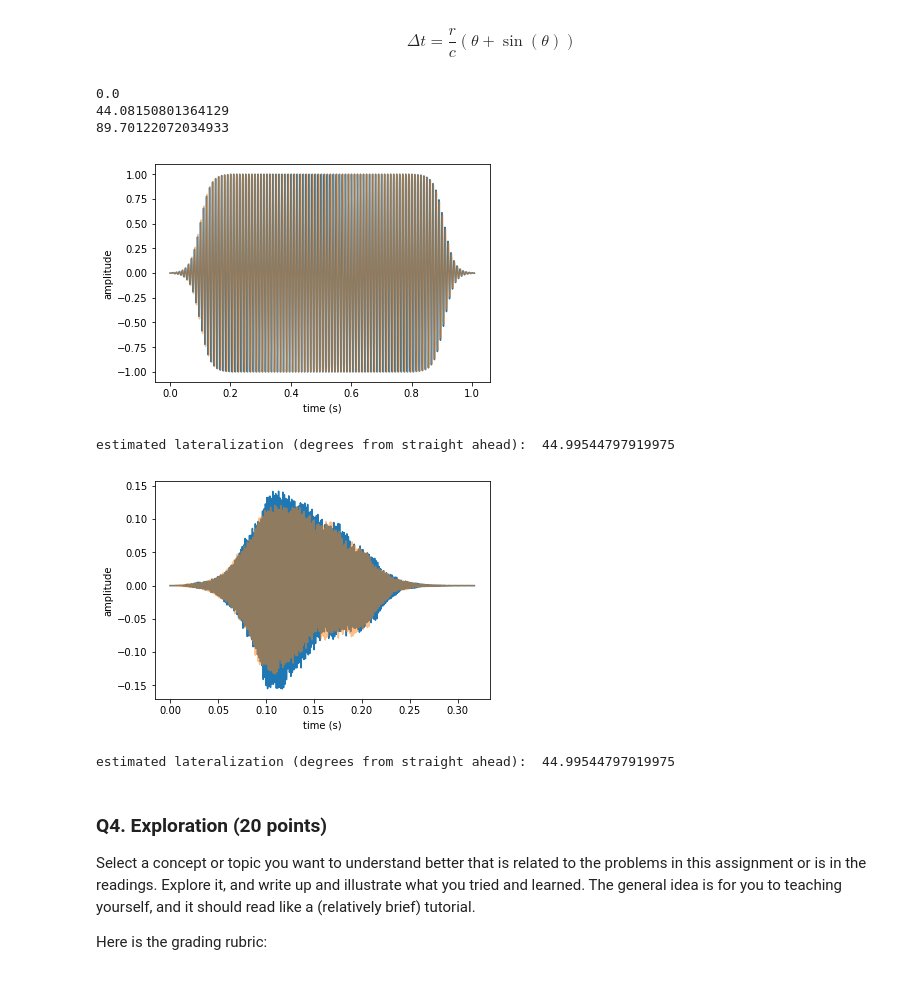
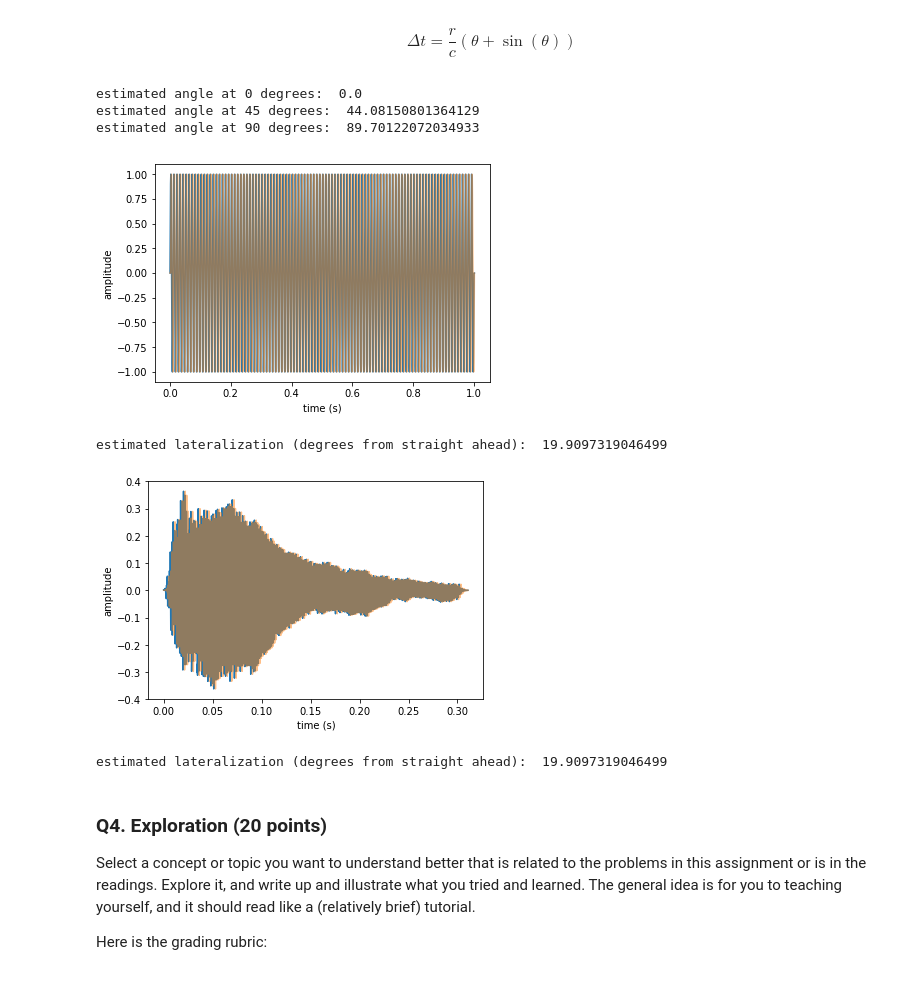
Before and after one commit to brennanmcfarland/computational-perception-class, a Jupyter notebook: CP-A3-bfm21.ipynb, the cells around one changed output. Drawn from its saved outputs; the diff is of its cells as text; code cells hidden in the pictures.

Commit message:
code should all be good now, clarified corr q from in class, just needs explanation now (and maybe new test sound?)

```diff
--- a/CP-A3-bfm21.ipynb
+++ b/CP-A3-bfm21.ipynb
@@ -333,14 +333,26 @@ play_sound(stereo_sound, srate, channels=2)
 # %% [markdown]
 3.3 (10 points) Write a function to estiamte the ITD, $\Delta t$, from a binaural sound as input.  Illustrate with examples.
 # %%
-# we can just estimate the itd from the difference in initial silence between the two channels
-# TODO: ask if this is an ok assumption to make
-def stereo_to_itd(stereo, srate):
+# we can check our estimate of the itd from the difference in initial silence between the two channels, as well as from
+# knowing what the original itd was
+def itd_sanity_check(stereo, srate):
     channel_1, channel_2 = stereo[:, 0], stereo[:, 1]
     channel_1_delay = channel_1.shape[0] - np.trim_zeros(channel_1, trim='f').shape[0]
     channel_2_delay = channel_2.shape[0] - np.trim_zeros(channel_2, trim='f').shape[0]
     sample_itd = abs(channel_1_delay - channel_2_delay)
     return sample_itd / srate
+# %%
+# helper function to get correlation
+def corr(channel_1, channel_2, t):
+    channel_2_tmp = channel_2[t:] # equivalent to channel_2[k+t]
+    channel_1_tmp = channel_1[:len(channel_2_tmp)] # equivalent to len(channel_1) - t
+    summands = channel_1_tmp*channel_2_tmp
+    # normalization is unnecessary as we only care about the max value
+    return np.sum(summands)
+
+
+def stereo_to_itd(channel_1, channel_2, srate):
+    return np.argmax([corr(channel_1, channel_2, t) for t in range(0, len(channel_1))]) / srate
 # %%
 # demonstrate with sine wave
 angle = 45
@@ -348,8 +360,9 @@ angle = 45
 sine_sound_wave, real_sound_wave = get_example_sounds()
 
 for sound_wave in (sine_sound_wave, real_sound_wave):
-    stereo_sound, channel_1, channel_2 = stereo_and_ramp(sound_wave.codomain, angle, sound_wave.srate, .2, print_itd=True)
-    print('estimated ITD: ', stereo_to_itd(stereo_sound, sound_wave.srate))
+    stereo_sound, channel_1, channel_2 = stereo_and_ramp(sound_wave.codomain, angle, sound_wave.srate, 0, print_itd=True)
+    print('estimated ITD: ', stereo_to_itd(channel_1, channel_2, sound_wave.srate))
+    print('sanity check for ITD: ', itd_sanity_check(stereo_sound, sound_wave.srate))
     sound_len = len(stereo_sound[:, 0])
 # %% [output]
 ITD:  0.008300818735668165
@@ -363,34 +378,34 @@ $$ \Delta t = \frac{r}{c} (\theta+\sin(\theta)) $$
 # %%
 # I'm just using the scipy optimization library to iteratively solve for theta
 def itd_to_angle(itd):
     result = minimize_scalar(lambda x: abs(get_itd(x) - itd))
     return result.x
 
 # test against a few representative cases (known from previous inputs)
-print(itd_to_angle(0)) # 0 degrees
-print(itd_to_angle(.008)) # 45 degrees
-print(itd_to_angle(.0234)) # 90 degrees
+print('estimated angle at 0 degrees: ', itd_to_angle(0)) # 0 degrees
+print('estimated angle at 45 degrees: ', itd_to_angle(.008)) # 45 degrees
+print('estimated angle at 90 degrees: ', itd_to_angle(.0234)) # 90 degrees
 
 # and illustrate with examples
 
-angle = -45
+angle = 20
 
 sine_sound_wave, real_sound_wave = get_example_sounds()
 
 for sound_wave in (sine_sound_wave, real_sound_wave):
-    stereo_sound, channel_1, channel_2 = stereo_and_ramp(sound_wave.codomain, angle, sound_wave.srate, .2)
+    stereo_sound, channel_1, channel_2 = stereo_and_ramp(sound_wave.codomain, angle, sound_wave.srate, 0)
     play_and_plot(stereo_sound, sound_wave, overlay_channels=True)
 
-    estimated_angle = itd_to_angle(stereo_to_itd(stereo_sound, sound_wave.srate))
+    estimated_angle = itd_to_angle(stereo_to_itd(channel_1, channel_2, sound_wave.srate))
     print('estimated lateralization (degrees from straight ahead): ', estimated_angle)
 # %% [output]
-0.0
-44.08150801364129
-89.70122072034933
+estimated angle at 0 degrees:  0.0
+estimated angle at 45 degrees:  44.08150801364129
+estimated angle at 90 degrees:  89.70122072034933
-[figure, old version]
+[figure, new version]
-estimated lateralization (degrees from straight ahead):  44.99544797919975
+estimated lateralization (degrees from straight ahead):  19.9097319046499
-[figure, old version]
+[figure, new version]
-estimated lateralization (degrees from straight ahead):  44.99544797919975
+estimated lateralization (degrees from straight ahead):  19.9097319046499
 # %% [markdown]
 ### Q4. Exploration (20 points)
 
```
Also changed, not shown: parts of 3 cells of this notebook, 5 other files.
